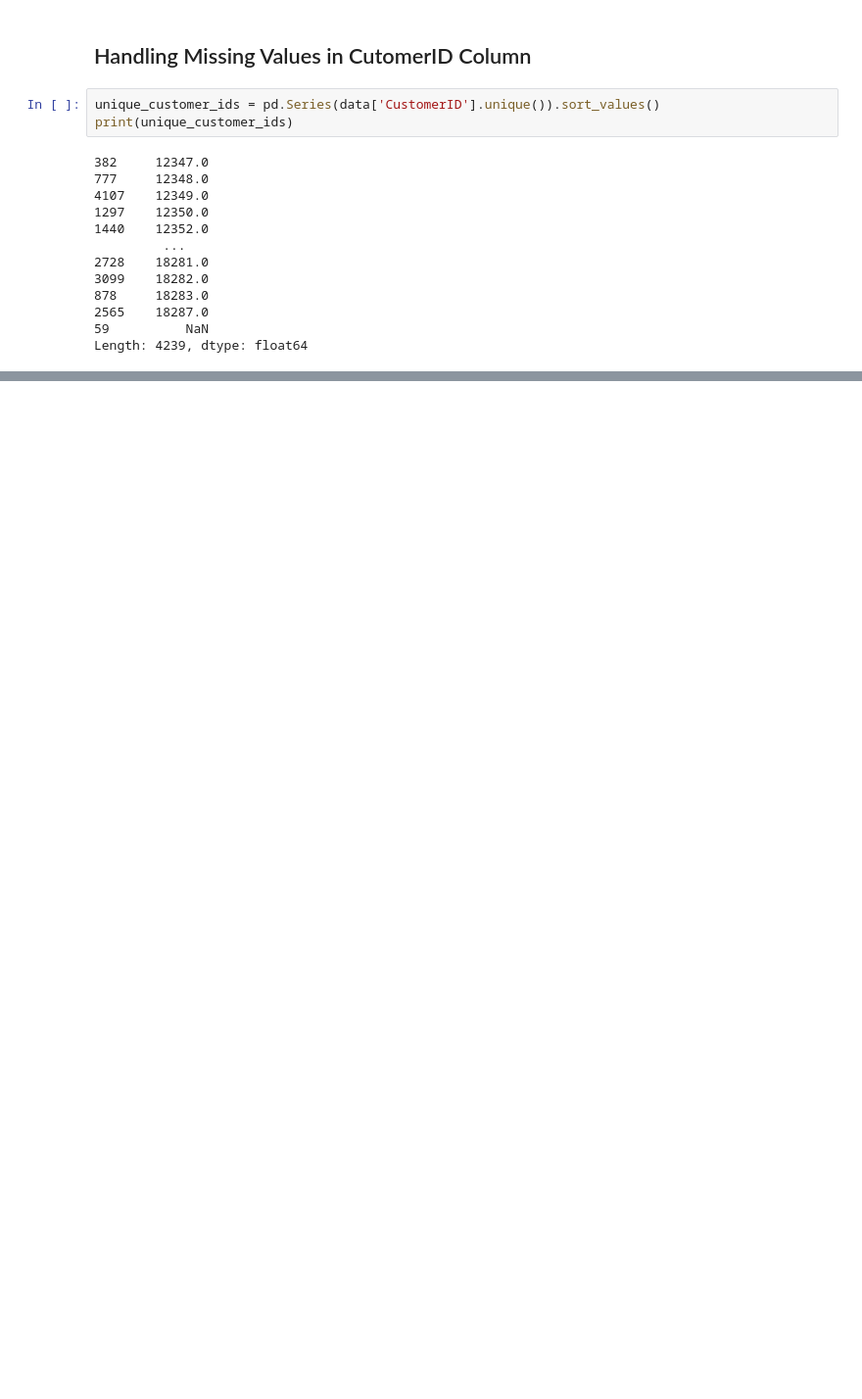
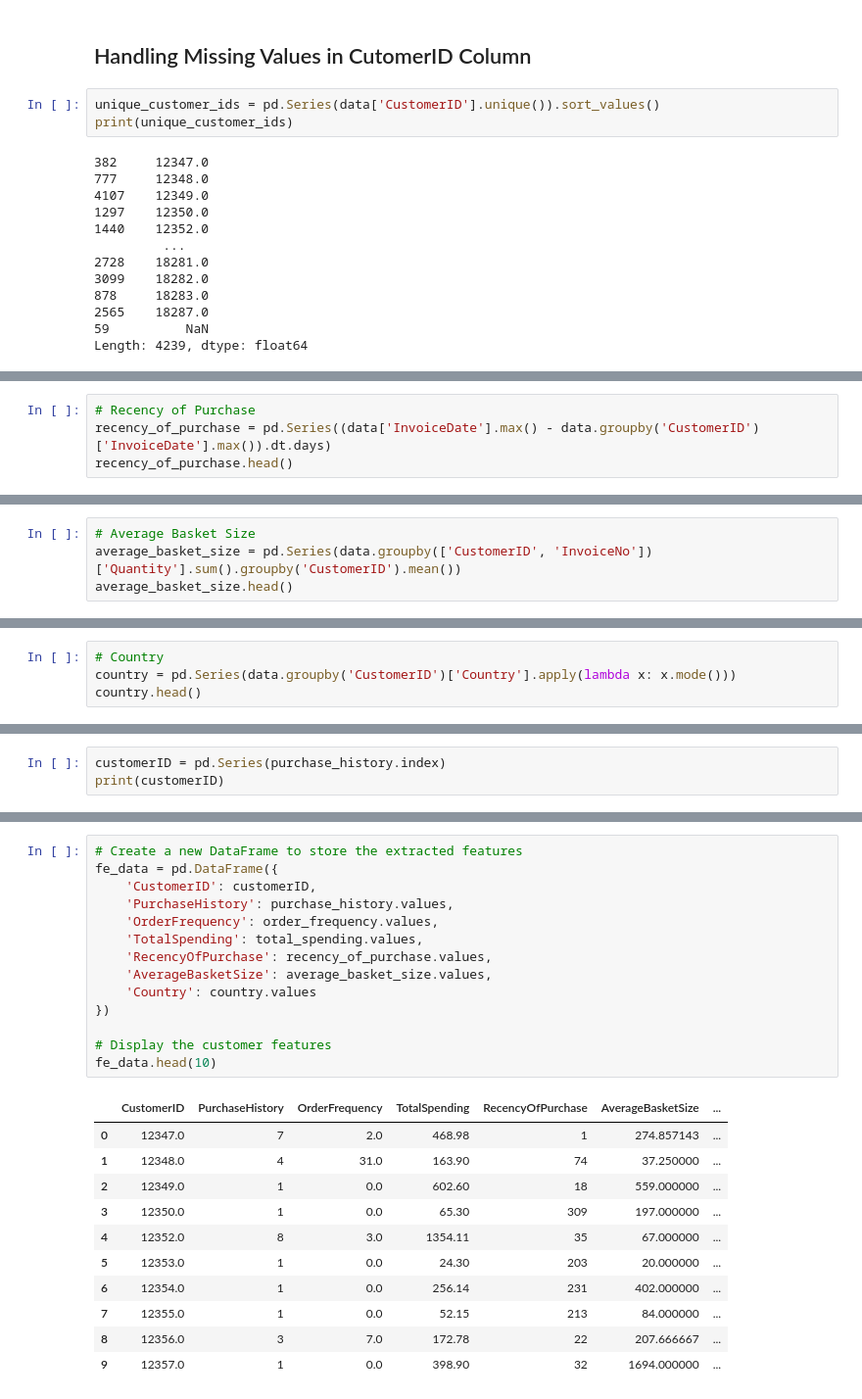
Before and after one commit to MaiElBaradei/Customer-Segmentation-for-E-commerce, a Jupyter notebook: Customer Segmentation for E-commerce.ipynb, the cells around one changed output, grey strips where cells are left out. Shown at 98% size. Saved outputs shown, nothing was run; the diff lists cells and outputs as text; blank space fills up the shorter version.

Commit message:
add purchase history, order frequency, total spending, recency of purchase, average basket size, and country features for each customer

```diff
--- a/Customer Segmentation for E-commerce.ipynb
+++ b/Customer Segmentation for E-commerce.ipynb
@@ -172,0 +223,4 @@ Length: 4239, dtype: float64
+# %%
+# Recency of Purchase
+recency_of_purchase = pd.Series((data['InvoiceDate'].max() - data.groupby('CustomerID')['InvoiceDate'].max()).dt.days)
+recency_of_purchase.head()
@@ -172,0 +235,4 @@ Length: 4239, dtype: float64
+# %%
+# Average Basket Size
+average_basket_size = pd.Series(data.groupby(['CustomerID', 'InvoiceNo'])['Quantity'].sum().groupby('CustomerID').mean())
+average_basket_size.head()
@@ -172,0 +247,4 @@ Length: 4239, dtype: float64
+# %%
+# Country
+country = pd.Series(data.groupby('CustomerID')['Country'].apply(lambda x: x.mode()))
+country.head()
@@ -172,0 +268,3 @@ Length: 4239, dtype: float64
+# %%
+customerID = pd.Series(purchase_history.index)
+print(customerID)
@@ -172,0 +284,26 @@ Length: 4239, dtype: float64
+# %%
+# Create a new DataFrame to store the extracted features
+fe_data = pd.DataFrame({
+    'CustomerID': customerID,
+    'PurchaseHistory': purchase_history.values,
+    'OrderFrequency': order_frequency.values,
+    'TotalSpending': total_spending.values,
+    'RecencyOfPurchase': recency_of_purchase.values,
+    'AverageBasketSize': average_basket_size.values,
+    'Country': country.values
+})
+
+# Display the customer features
+fe_data.head(10)
+# %% [output]
+|  | CustomerID | PurchaseHistory | OrderFrequency | TotalSpending | RecencyOfPurchase | AverageBasketSize | ... |
+| 0 | 12347.0 | 7 | 2.0 | 468.98 | 1 | 274.857143 | ... |
+| 1 | 12348.0 | 4 | 31.0 | 163.90 | 74 | 37.250000 | ... |
+| 2 | 12349.0 | 1 | 0.0 | 602.60 | 18 | 559.000000 | ... |
+| 3 | 12350.0 | 1 | 0.0 | 65.30 | 309 | 197.000000 | ... |
+| 4 | 12352.0 | 8 | 3.0 | 1354.11 | 35 | 67.000000 | ... |
+| 5 | 12353.0 | 1 | 0.0 | 24.30 | 203 | 20.000000 | ... |
+| 6 | 12354.0 | 1 | 0.0 | 256.14 | 231 | 402.000000 | ... |
+| 7 | 12355.0 | 1 | 0.0 | 52.15 | 213 | 84.000000 | ... |
+| 8 | 12356.0 | 3 | 7.0 | 172.78 | 22 | 207.666667 | ... |
+| 9 | 12357.0 | 1 | 0.0 | 398.90 | 32 | 1694.000000 | ... |
```
Also changed, not shown: parts of 13 cells of this notebook.
